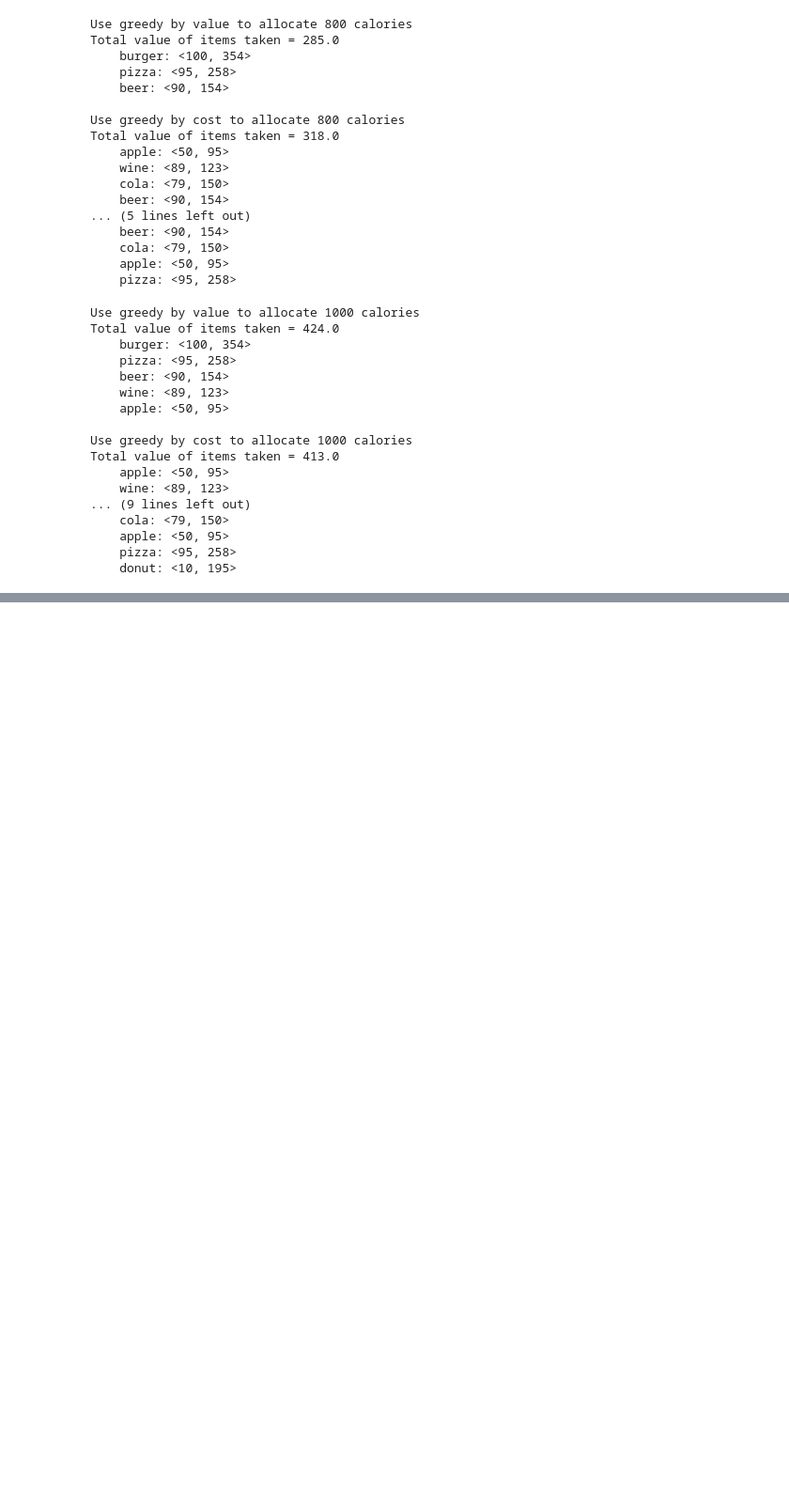
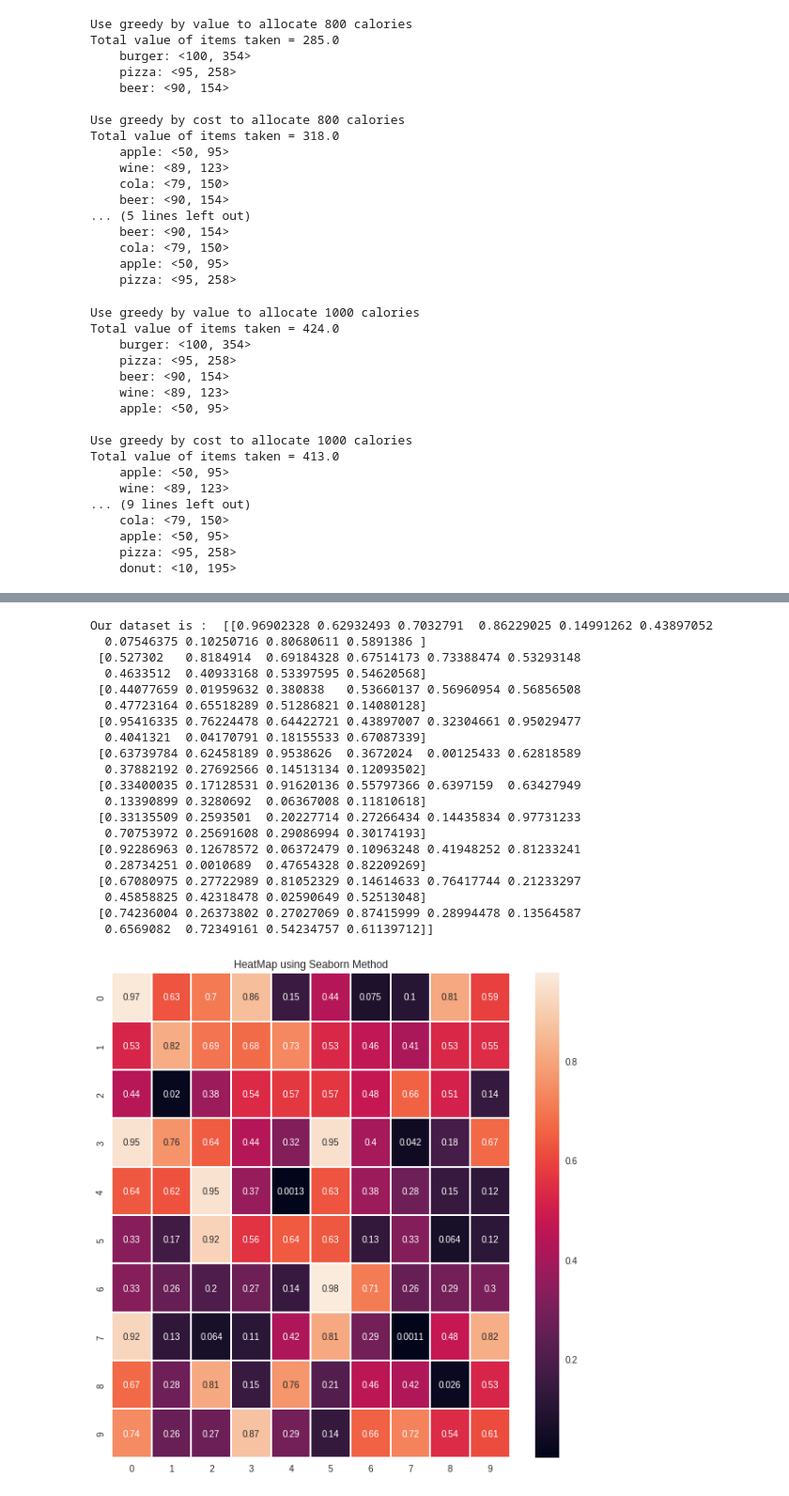
Before and after one commit to Meta-Sean/6.0001, a Jupyter notebook: 6_0002.ipynb, the cells around one changed output, grey strips where cells are left out. Shown at 94% size. Saved outputs shown, nothing was run; the diff lists cells and outputs as text; code cells hidden in the pictures; blank space fills up the shorter version.

```diff
--- a/6_0002.ipynb
+++ b/6_0002.ipynb
@@ -125,0 +510,39 @@ Total value of items taken = 413.0
+# %%
+
+# 1. Import Modules
+import numpy as np
+import seaborn as sns
+import matplotlib.pylab as plt
+plt.style.use("seaborn")
+
+# 2. Generate a 10x10 random integer matrix
+data = np.random.rand(10,10)
+print("Our dataset is : ",data)
+
+# 3. Plot the heatmap
+plt.figure(figsize=(10,10))
+heat_map = sns.heatmap( data, linewidth = 1 , annot = True)
+plt.title( "HeatMap using Seaborn Method" )
+plt.show()
+# %% [output]
+Our dataset is :  [[0.96902328 0.62932493 0.7032791  0.86229025 0.14991262 0.43897052
+  0.07546375 0.10250716 0.80680611 0.5891386 ]
+ [0.527302   0.8184914  0.69184328 0.67514173 0.73388474 0.53293148
+  0.4633512  0.40933168 0.53397595 0.54620568]
+ [0.44077659 0.01959632 0.380838   0.53660137 0.56960954 0.56856508
+  0.47723164 0.65518289 0.51286821 0.14080128]
+ [0.95416335 0.76224478 0.64422721 0.43897007 0.32304661 0.95029477
+  0.4041321  0.04170791 0.18155533 0.67087339]
+ [0.63739784 0.62458189 0.9538626  0.3672024  0.00125433 0.62818589
+  0.37882192 0.27692566 0.14513134 0.12093502]
+ [0.33400035 0.17128531 0.91620136 0.55797366 0.6397159  0.63427949
+  0.13390899 0.3280692  0.06367008 0.11810618]
+ [0.33135509 0.2593501  0.20227714 0.27266434 0.14435834 0.97731233
+  0.70753972 0.25691608 0.29086994 0.30174193]
+ [0.92286963 0.12678572 0.06372479 0.10963248 0.41948252 0.81233241
+  0.28734251 0.0010689  0.47654328 0.82209269]
+ [0.67080975 0.27722989 0.81052329 0.14614633 0.76417744 0.21233297
+  0.45858825 0.42318478 0.02590649 0.52513048]
+ [0.74236004 0.26373802 0.27027069 0.87415999 0.28994478 0.13564587
+  0.6569082  0.72349161 0.54234757 0.61139712]]
+[figure, added]
```
Also changed, not shown: parts of 22 cells of this notebook.
